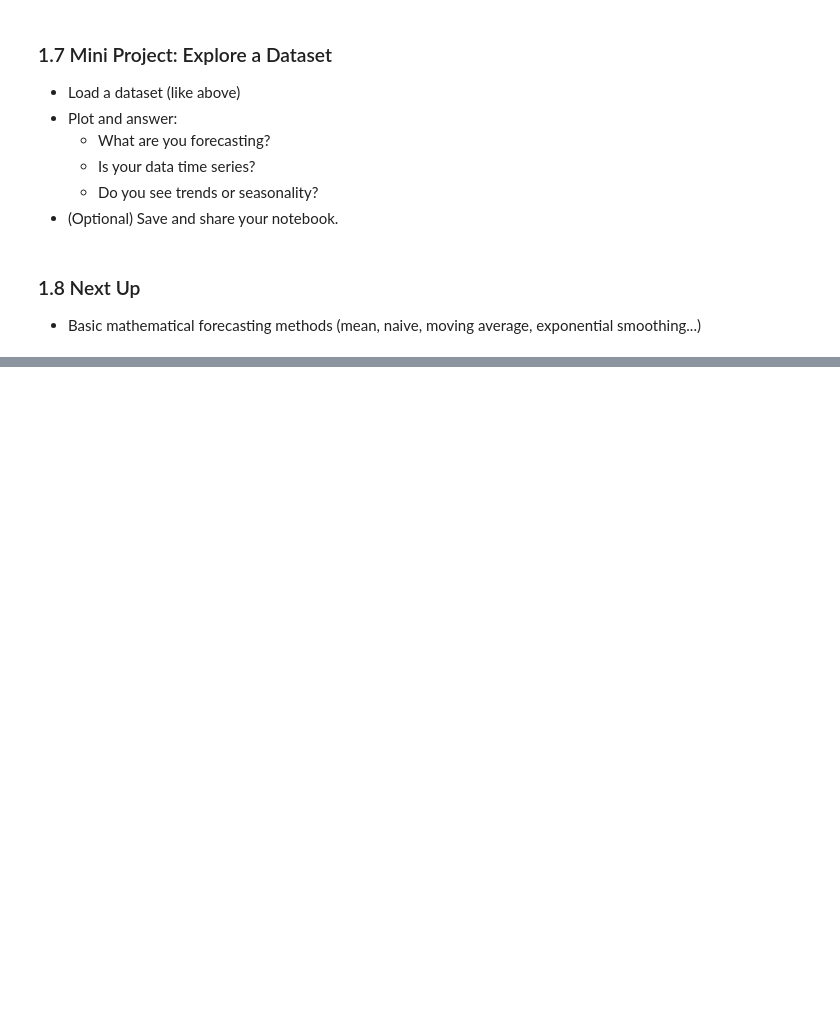
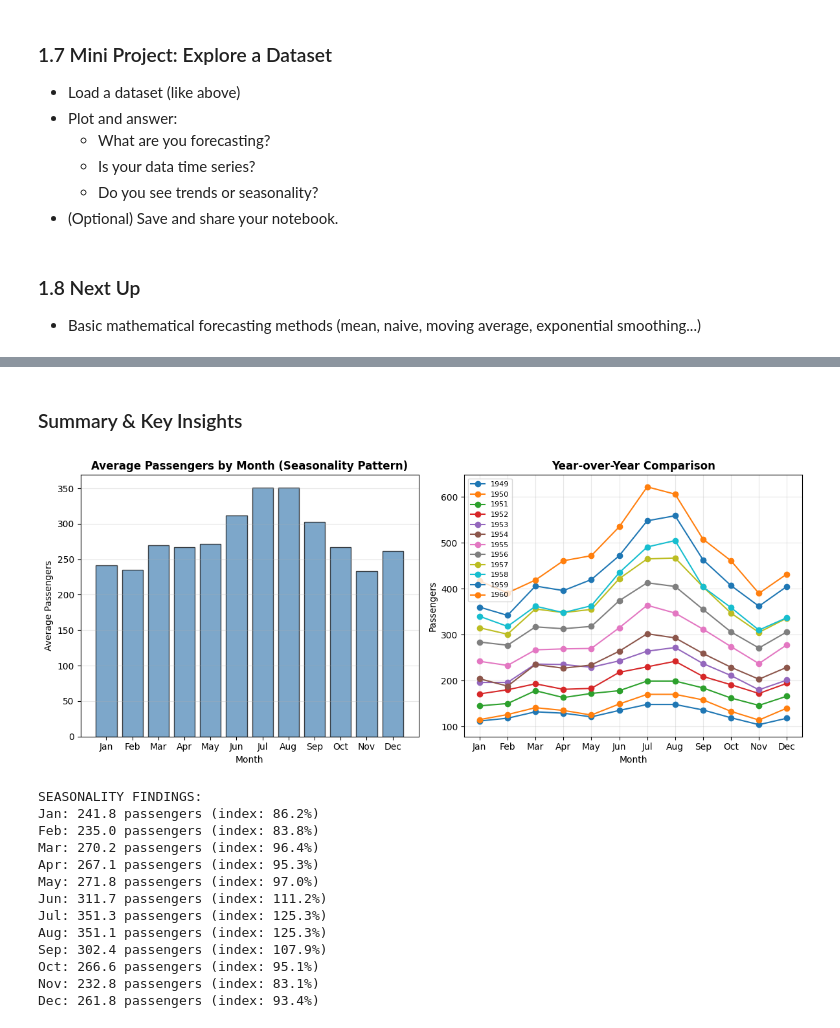
Before and after one commit to bhanujahuja/forecasting_training, a Jupyter notebook: code/module-1-fundamentals-of-forecasting.ipynb, the cells around one changed output, grey strips where cells are left out. Drawn from its saved outputs; the diff is of its cells as text; code cells hidden in the pictures; blank space fills up the shorter version.

```diff
--- a/code/module-1-fundamentals-of-forecasting.ipynb
+++ b/code/module-1-fundamentals-of-forecasting.ipynb
@@ -82,0 +166,55 @@ plt.show()
+# %% [markdown]
+### Summary & Key Insights
+# %%
+# Monthly seasonality analysis
+df['Month_of_Year'] = df['Month'].dt.month
+monthly_avg = df.groupby('Month_of_Year')['Passengers'].mean()
+
+plt.figure(figsize=(12, 5))
+
+# Monthly pattern
+plt.subplot(1, 2, 1)
+plt.bar(monthly_avg.index, monthly_avg.values, color='steelblue', alpha=0.7, edgecolor='black')
+plt.xlabel('Month')
+plt.ylabel('Average Passengers')
+plt.title('Average Passengers by Month (Seasonality Pattern)', fontsize=12, fontweight='bold')
+plt.xticks(range(1, 13), ['Jan', 'Feb', 'Mar', 'Apr', 'May', 'Jun', 'Jul', 'Aug', 'Sep', 'Oct', 'Nov', 'Dec'])
+plt.grid(True, alpha=0.3, axis='y')
+
+# Year-over-year comparison
+plt.subplot(1, 2, 2)
+df['Year'] = df['Month'].dt.year
+for year in df['Year'].unique():
+    year_data = df[df['Year'] == year].reset_index(drop=True)
+    plt.plot(range(1, 13), year_data['Passengers'].values[:12], marker='o', label=f'{year}')
+
+plt.xlabel('Month')
+plt.ylabel('Passengers')
+plt.title('Year-over-Year Comparison', fontsize=12, fontweight='bold')
+plt.xticks(range(1, 13), ['Jan', 'Feb', 'Mar', 'Apr', 'May', 'Jun', 'Jul', 'Aug', 'Sep', 'Oct', 'Nov', 'Dec'])
+plt.legend(fontsize=8, loc='upper left')
+plt.grid(True, alpha=0.3)
+
+plt.tight_layout()
+plt.show()
+
+# Detailed findings
+print("SEASONALITY FINDINGS:")
+for month_num, month_name in enumerate(['Jan', 'Feb', 'Mar', 'Apr', 'May', 'Jun',
+                                         'Jul', 'Aug', 'Sep', 'Oct', 'Nov', 'Dec'], 1):
+    print(f"{month_name}: {monthly_avg[month_num]:.1f} passengers (index: {(monthly_avg[month_num]/monthly_avg.mean())*100:.1f}%)")
+# %% [output]
+[figure, added]
+SEASONALITY FINDINGS:
+Jan: 241.8 passengers (index: 86.2%)
+Feb: 235.0 passengers (index: 83.8%)
+Mar: 270.2 passengers (index: 96.4%)
+Apr: 267.1 passengers (index: 95.3%)
+May: 271.8 passengers (index: 97.0%)
+Jun: 311.7 passengers (index: 111.2%)
+Jul: 351.3 passengers (index: 125.3%)
+Aug: 351.1 passengers (index: 125.3%)
+Sep: 302.4 passengers (index: 107.9%)
+Oct: 266.6 passengers (index: 95.1%)
+Nov: 232.8 passengers (index: 83.1%)
+Dec: 261.8 passengers (index: 93.4%)
```
Also changed, not shown: parts of 10 cells of this notebook, 18 other files.
